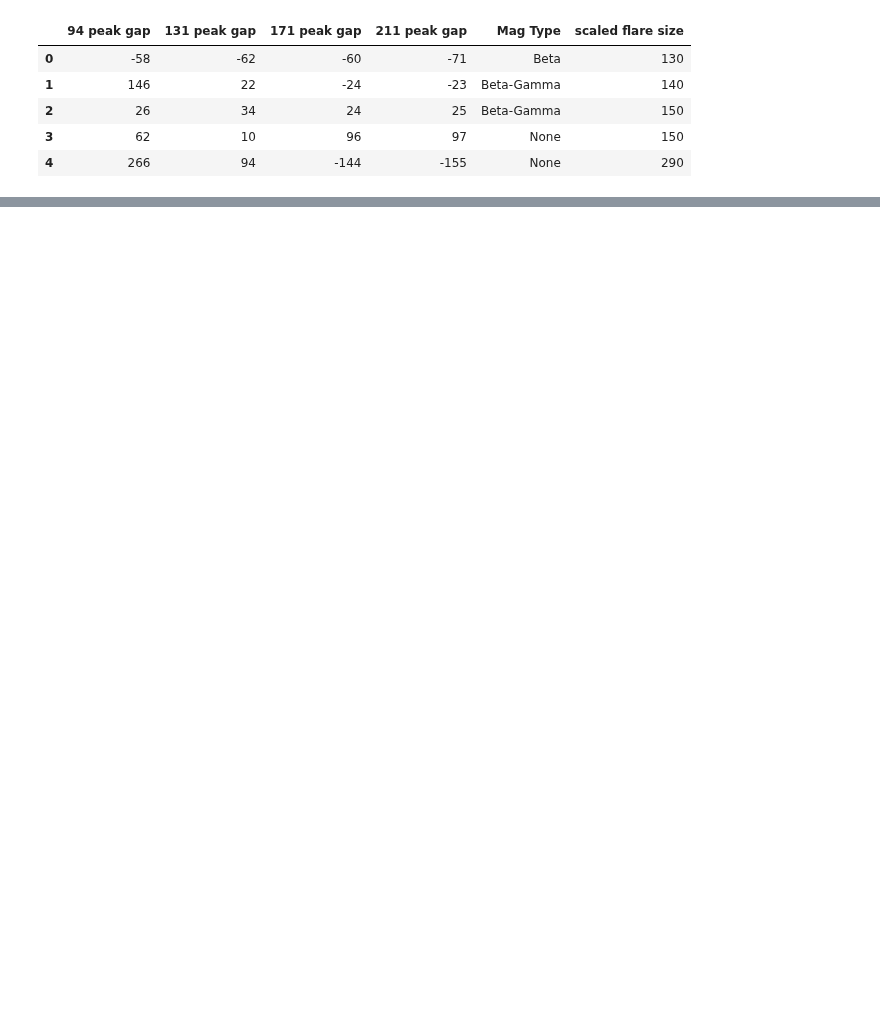
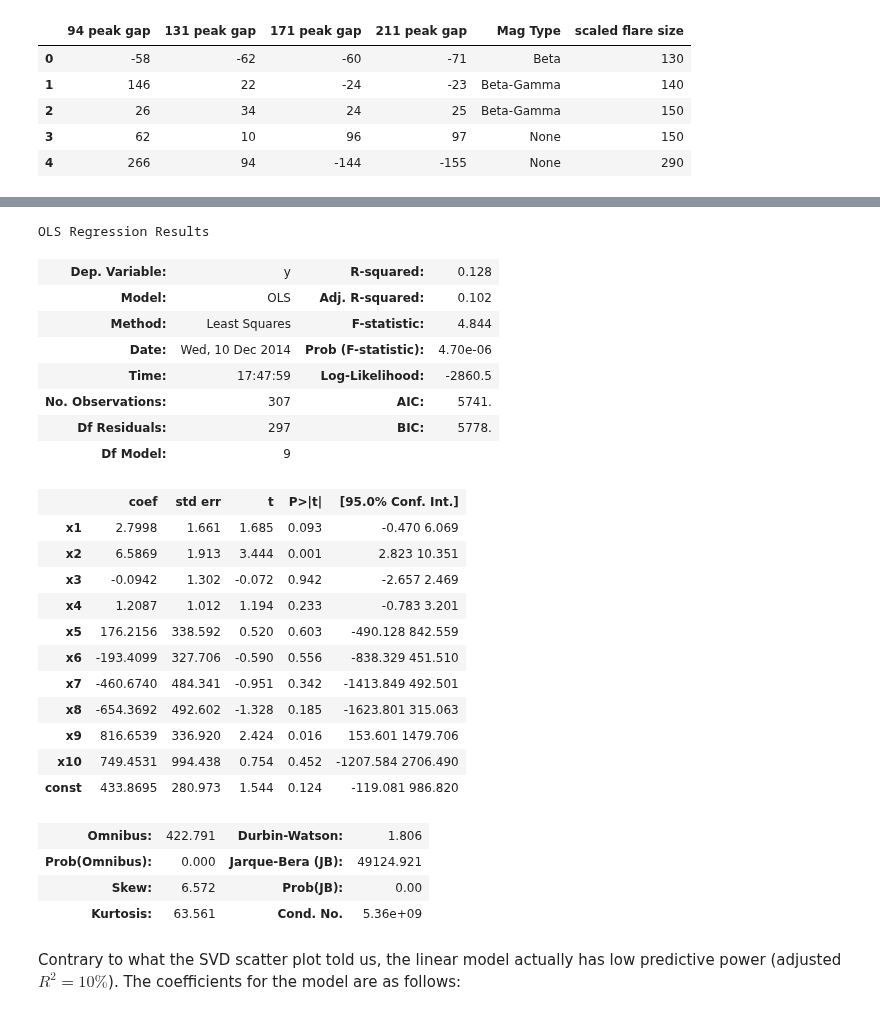
Before and after one commit to Nschanche/Flare_peaks, a Jupyter notebook: flare_project.ipynb, the cells around one changed output, grey strips where cells are left out. Drawn from its saved outputs; the diff is of its cells as text; code cells hidden in the pictures; blank space fills up the shorter version.

```diff
--- a/flare_project.ipynb
+++ b/flare_project.ipynb
@@ -1190,0 +1217,35 @@ pd.get_dummies(model_data["Mag Type"])
+# %%
+# Get fitted line for the flare size.
+X_ = sm.add_constant(X, prepend=False)
+model = sm.OLS(Y, X_)
+results = model.fit()
+
+results.summary()
+# %% [output]
+OLS Regression Results
+| Dep. Variable: | y | R-squared: | 0.128 |
+| Model: | OLS | Adj. R-squared: | 0.102 |
+| Method: | Least Squares | F-statistic: | 4.844 |
+| Date: | Wed, 10 Dec 2014 | Prob (F-statistic): | 4.70e-06 |
+| Time: | 17:47:59 | Log-Likelihood: | -2860.5 |
+| No. Observations: | 307 | AIC: | 5741. |
+| Df Residuals: | 297 | BIC: | 5778. |
+| Df Model: | 9 |  |  |
+|  | coef | std err | t | P>|t| | [95.0% Conf. Int.] |
+| x1 | 2.7998 | 1.661 | 1.685 | 0.093 | -0.470 6.069 |
+| x2 | 6.5869 | 1.913 | 3.444 | 0.001 | 2.823 10.351 |
+| x3 | -0.0942 | 1.302 | -0.072 | 0.942 | -2.657 2.469 |
+| x4 | 1.2087 | 1.012 | 1.194 | 0.233 | -0.783 3.201 |
+| x5 | 176.2156 | 338.592 | 0.520 | 0.603 | -490.128 842.559 |
+| x6 | -193.4099 | 327.706 | -0.590 | 0.556 | -838.329 451.510 |
+| x7 | -460.6740 | 484.341 | -0.951 | 0.342 | -1413.849 492.501 |
+| x8 | -654.3692 | 492.602 | -1.328 | 0.185 | -1623.801 315.063 |
+| x9 | 816.6539 | 336.920 | 2.424 | 0.016 | 153.601 1479.706 |
+| x10 | 749.4531 | 994.438 | 0.754 | 0.452 | -1207.584 2706.490 |
+| const | 433.8695 | 280.973 | 1.544 | 0.124 | -119.081 986.820 |
+| Omnibus: | 422.791 | Durbin-Watson: | 1.806 |
+| Prob(Omnibus): | 0.000 | Jarque-Bera (JB): | 49124.921 |
+| Skew: | 6.572 | Prob(JB): | 0.00 |
+| Kurtosis: | 63.561 | Cond. No. | 5.36e+09 |
+# %% [markdown]
+Contrary to what the SVD scatter plot told us, the linear model actually has low predictive power (adjusted $R^2 = 10\%$). The coefficients for the model are as follows:
```
Also changed, not shown: parts of 12 cells of this notebook.
